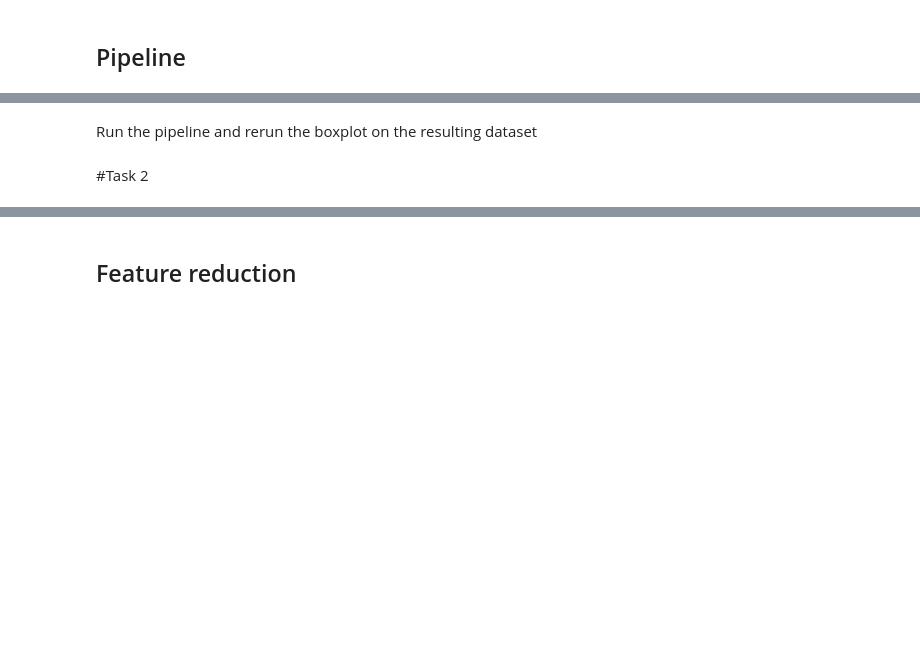
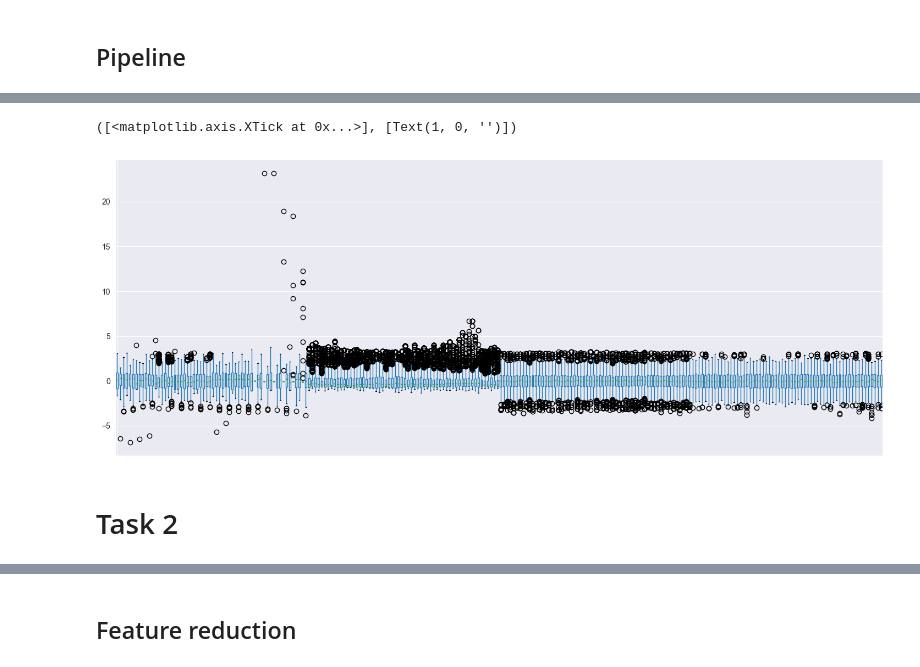
Before and after one commit to viktorparipas92/D7062E-projectgroup-10, a Jupyter notebook: Task3/task3.ipynb, the cells around one changed output, grey strips where cells are left out. Saved outputs shown, nothing was run; the diff lists cells and outputs as text; code cells hidden in the pictures; blank space fills up the shorter version.

```diff
--- a/Task3/task3.ipynb
+++ b/Task3/task3.ipynb
@@ -327,13 +439,7 @@ In the Methods section above we have defined the pipeline methods needed for han
 # %%
-# Load the data
-(
-    training_features,
-    training_labels,
-    training_codes,
-    test_features,
-    test_labels,
-) = load_data()
-
-# Plot before pipeline
-training_features.boxplot(figsize=(18, 7))
+test_data = run_data_pipeline(test_features)
+test_data.boxplot(figsize=(18, 7))
 plt.xticks([1], [""])
+# %% [output]
+([<matplotlib.axis.XTick at 0x...>], [Text(1, 0, '')])
+[figure, added]
@@ -343,2 +445,0 @@ plt.xticks([1], [""])
-# %% [markdown]
-Run the pipeline and rerun the boxplot on the resulting dataset
@@ -362,5 +446,5 @@ plt.xticks([1], [""])
 # %% [markdown]
-#Task 2
+# Task 2
 # %% [markdown]
 The following observations have been made of the dataset and affects how models should be trained:
 
```
Also changed, not shown: parts of 73 cells of this notebook, 3 other files.
